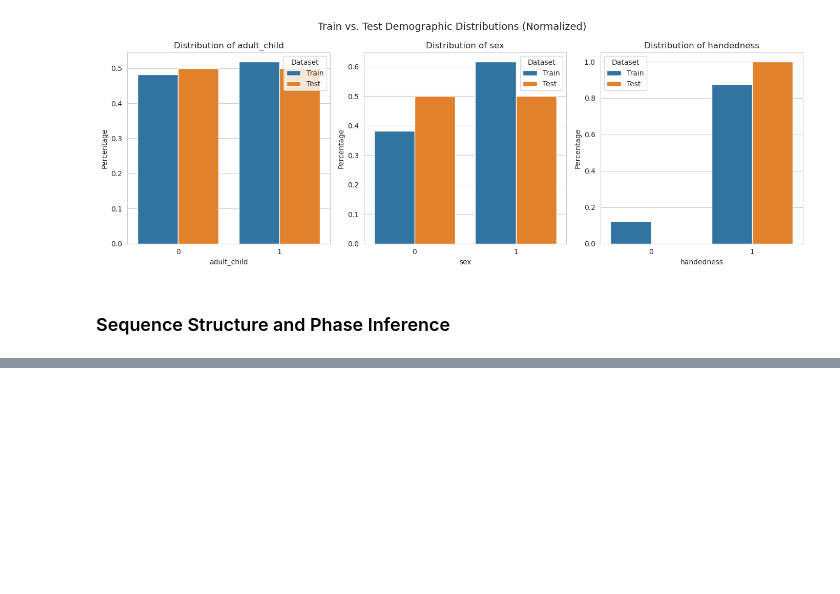
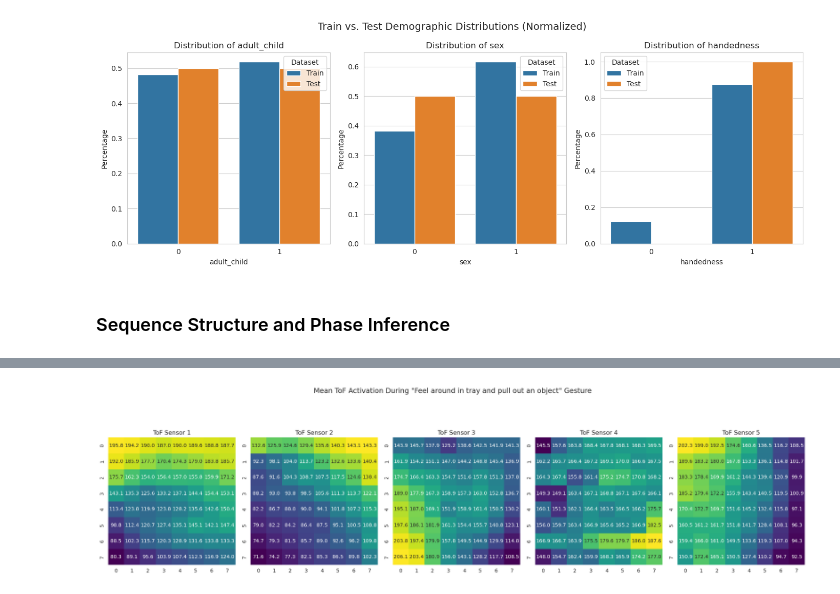
Before and after one commit to bachaudhry/kaggle-cmi-detect-behavior, a Jupyter notebook: notebooks/01b-revised-eda.ipynb, the cells around one changed output, grey strips where cells are left out. Saved outputs shown, nothing was run; the diff lists cells and outputs as text; code cells hidden in the pictures; blank space fills up the shorter version.

```diff
--- a/notebooks/01b-revised-eda.ipynb
+++ b/notebooks/01b-revised-eda.ipynb
@@ -108,0 +189,4 @@ plt.show();
+# %%
+plot_tof_heatmaps('Feel around in tray and pull out an object', train_full)
+# %% [output]
+[figure, added]
```
Also changed, not shown: parts of 7 cells of this notebook.
